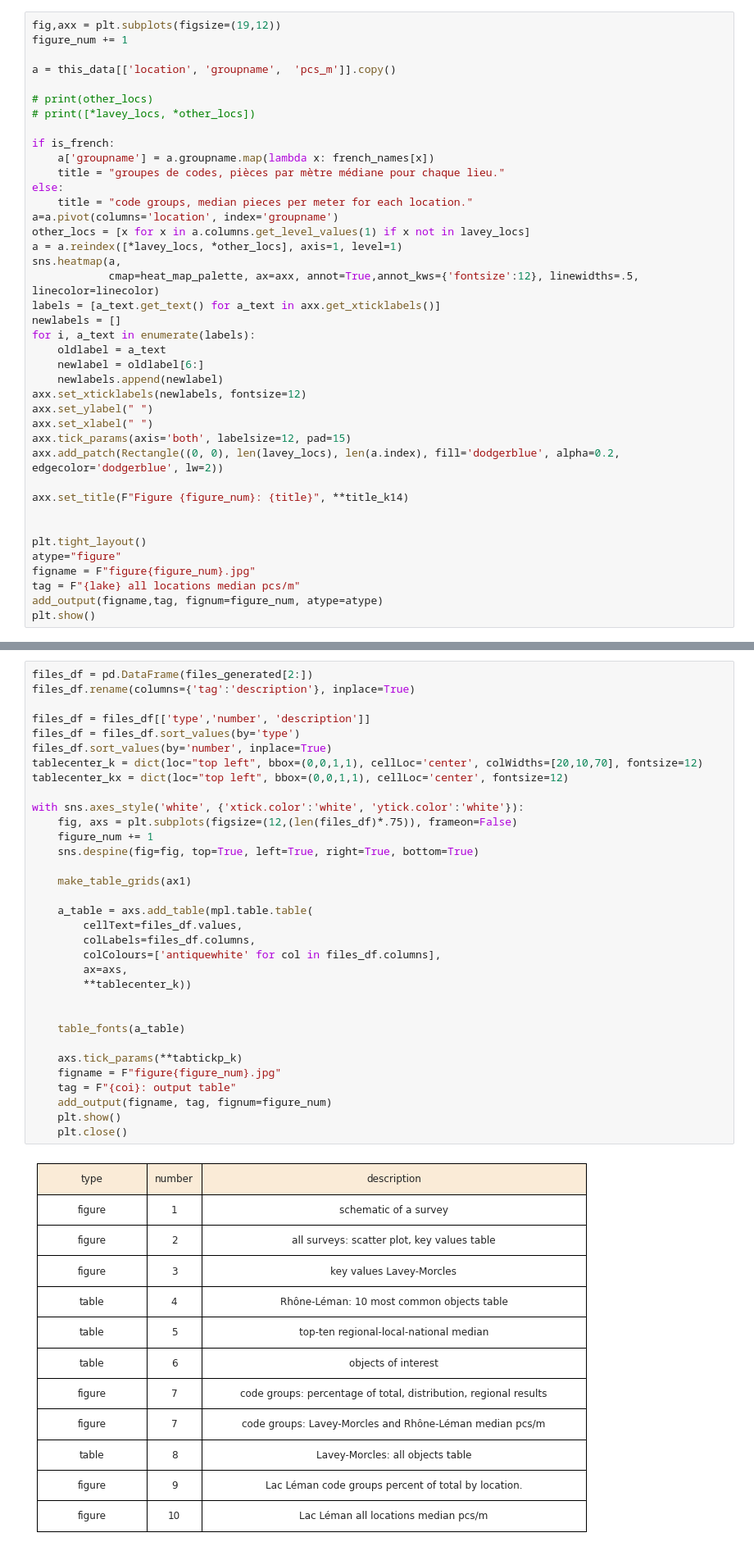
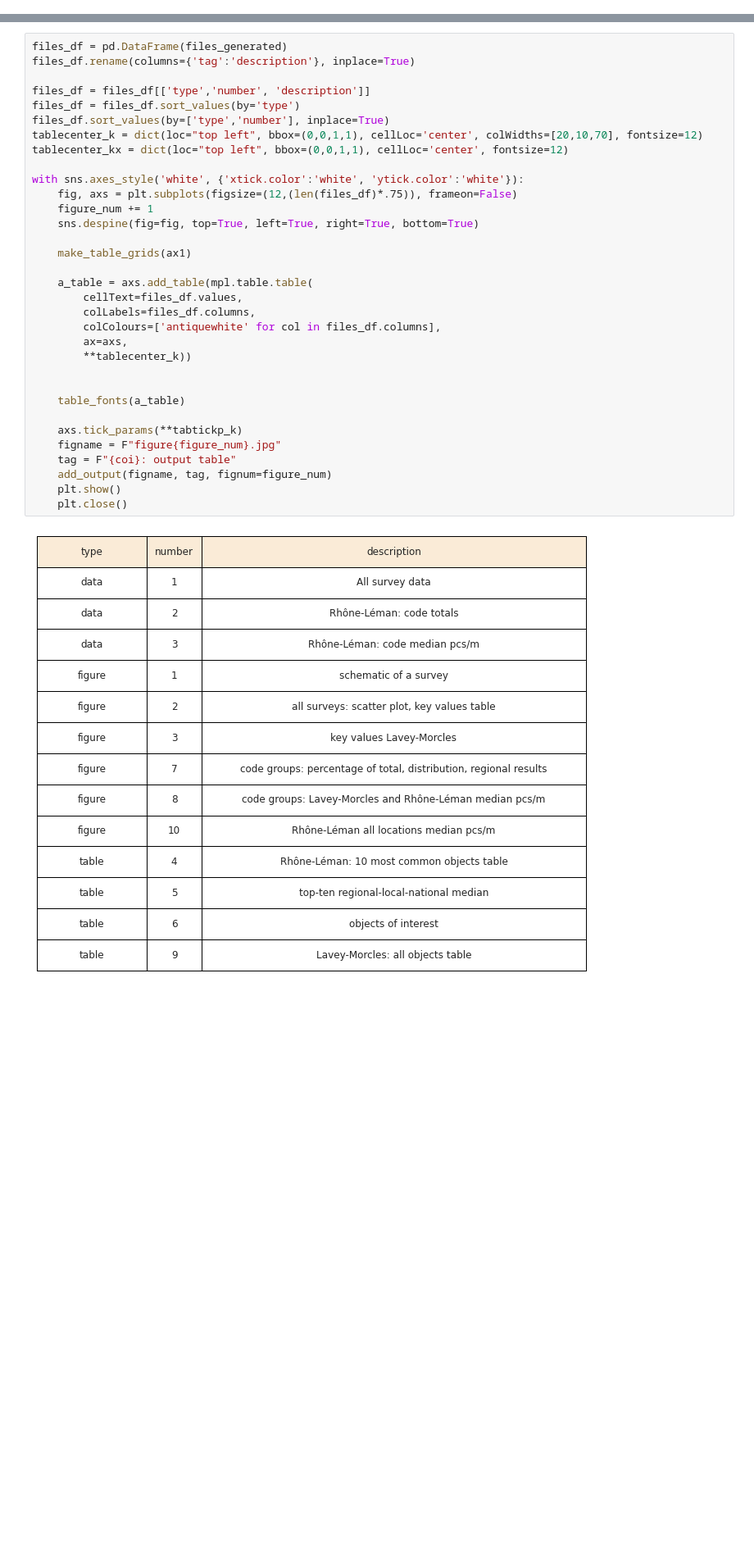
Before and after one commit to hammerdirt-analyst/iqals, a Jupyter notebook: laveyreport.ipynb, the cells around one changed output, grey strips where cells are left out. Shown at 82% size. Drawn from its saved outputs; the diff is of its cells as text; blank space fills up the shorter version.

```diff
--- a/laveyreport.ipynb
+++ b/laveyreport.ipynb
@@ -1640,40 +1487,0 @@ plt.show()
-# %%
-fig,axx = plt.subplots(figsize=(19,12))
-figure_num += 1
-
-a = this_data[['location', 'groupname',  'pcs_m']].copy()
-
-# print(other_locs)
-# print([*lavey_locs, *other_locs])
-
-if is_french:
-    a['groupname'] = a.groupname.map(lambda x: french_names[x])
-    title = "groupes de codes, pièces par mètre médiane pour chaque lieu."
-else:
-    title = "code groups, median pieces per meter for each location."
-a=a.pivot(columns='location', index='groupname')
-other_locs = [x for x in a.columns.get_level_values(1) if x not in lavey_locs]
-a = a.reindex([*lavey_locs, *other_locs], axis=1, level=1)
-sns.heatmap(a,
-            cmap=heat_map_palette, ax=axx, annot=True,annot_kws={'fontsize':12}, linewidths=.5, linecolor=linecolor)
-labels = [a_text.get_text() for a_text in axx.get_xticklabels()]
-newlabels = []
-for i, a_text in enumerate(labels):
-    oldlabel = a_text
-    newlabel = oldlabel[6:]
-    newlabels.append(newlabel)
-axx.set_xticklabels(newlabels, fontsize=12)
-axx.set_ylabel(" ")
-axx.set_xlabel(" ")
-axx.tick_params(axis='both', labelsize=12, pad=15)
-axx.add_patch(Rectangle((0, 0), len(lavey_locs), len(a.index), fill='dodgerblue', alpha=0.2, edgecolor='dodgerblue', lw=2))
-
-axx.set_title(F"Figure {figure_num}: {title}", **title_k14)
-
-
-plt.tight_layout()
-atype="figure"
-figname = F"figure{figure_num}.jpg"
-tag = F"{lake} all locations median pcs/m"
-add_output(figname,tag, fignum=figure_num, atype=atype)
-plt.show()
@@ -1682,40 +1508,40 @@ plt.show()
 # %% [markdown]
 ### Figures and data produced by this notebook:
 # %%
-files_df = pd.DataFrame(files_generated[2:])
+files_df = pd.DataFrame(files_generated)
 files_df.rename(columns={'tag':'description'}, inplace=True)
 
 files_df = files_df[['type','number', 'description']]
 files_df = files_df.sort_values(by='type')
-files_df.sort_values(by='number', inplace=True)
+files_df.sort_values(by=['type','number'], inplace=True)
 tablecenter_k = dict(loc="top left", bbox=(0,0,1,1), cellLoc='center', colWidths=[20,10,70], fontsize=12)
 tablecenter_kx = dict(loc="top left", bbox=(0,0,1,1), cellLoc='center', fontsize=12)
 
 with sns.axes_style('white', {'xtick.color':'white', 'ytick.color':'white'}):
     fig, axs = plt.subplots(figsize=(12,(len(files_df)*.75)), frameon=False)
     figure_num += 1
     sns.despine(fig=fig, top=True, left=True, right=True, bottom=True)
 
     make_table_grids(ax1)
 
     a_table = axs.add_table(mpl.table.table(
         cellText=files_df.values,
         colLabels=files_df.columns,
         colColours=['antiquewhite' for col in files_df.columns],
         ax=axs,
         **tablecenter_k))
 
 
     table_fonts(a_table)
 
     axs.tick_params(**tabtickp_k)
     figname = F"figure{figure_num}.jpg"
     tag = F"{coi}: output table"
     add_output(figname, tag, fignum=figure_num)
     plt.show()
     plt.close()
 # %% [output]
-[figure, old version]
+[figure, new version]
 # %% [markdown]
 #### Hopefully that just worked for you
 
```
Also changed, not shown: parts of 27 cells of this notebook, 11 other files.
